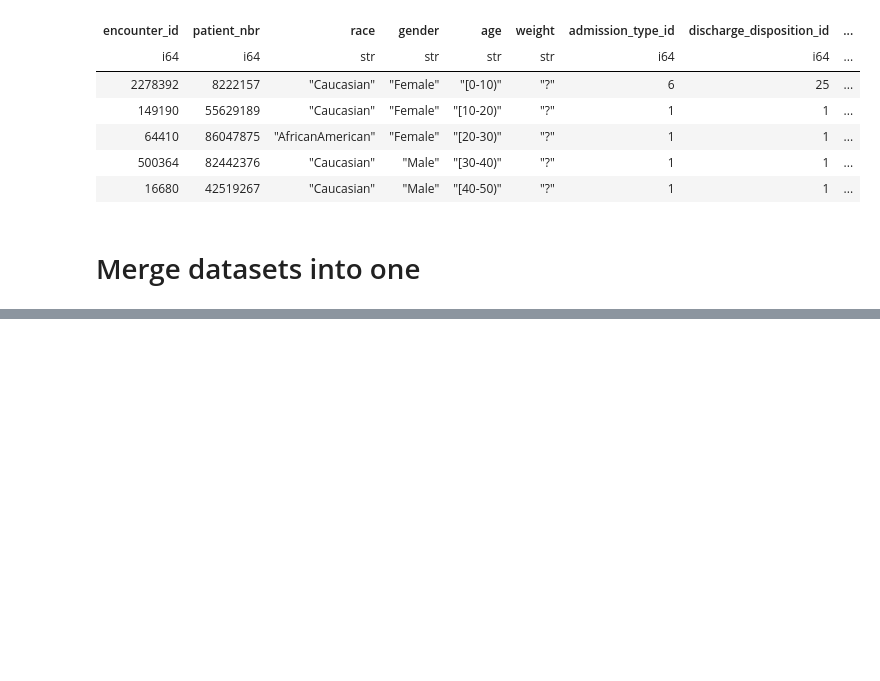
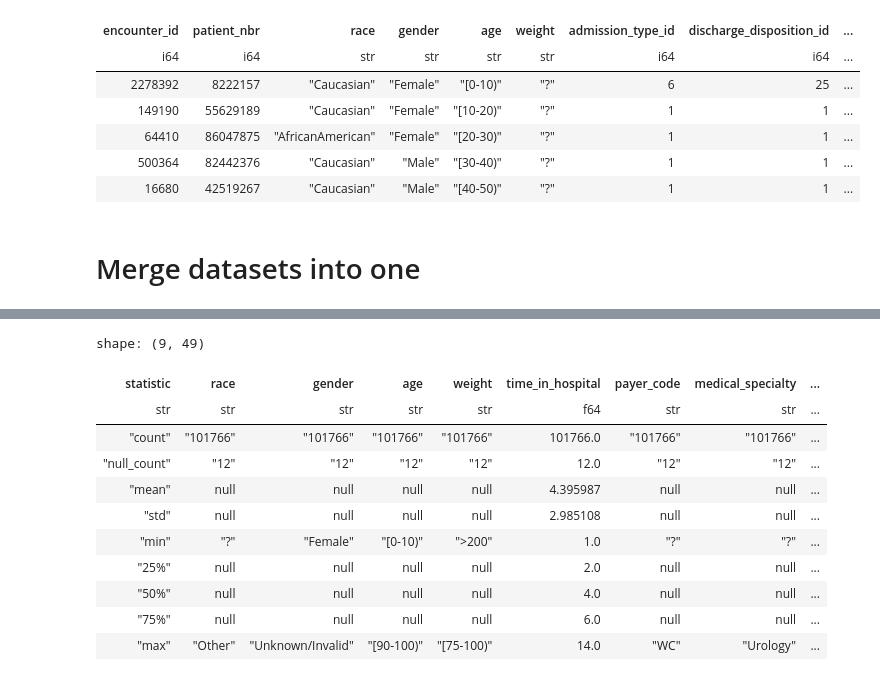
Before and after one commit to raginggoosedev/dataquest-2026, a Jupyter notebook: 01_preprocessing/02_cleaning.ipynb, the cells around one changed output, grey strips where cells are left out. Drawn from its saved outputs; the diff is of its cells as text; code cells hidden in the pictures; blank space fills up the shorter version.

```diff
--- a/01_preprocessing/02_cleaning.ipynb
+++ b/01_preprocessing/02_cleaning.ipynb
@@ -6,5 +5,5 @@ import numpy as np
 # %%
-df = pl.read_csv("../diabetic_data.csv")
+df = pl.read_csv("../data/diabetic_data.csv")
 # %%
 df.head()
 # %% [output]
@@ -19,9 +18,9 @@ shape: (5, 50)
 # %% [markdown]
 # Merge datasets into one
 # %%
-admission_type = pl.read_csv("../admission_type.csv")
-admission_source = pl.read_csv("../admission_source.csv")
-discharge_disposition = pl.read_csv("../discharge_disposition.csv")
+admission_type = pl.read_csv("../data/admission_type.csv")
+admission_source = pl.read_csv("../data/admission_source.csv")
+discharge_disposition = pl.read_csv("../data/discharge_disposition.csv")
 # %%
 df = df.join(admission_type, on="admission_type_id", how="full").rename({"description": "admission_type"}).drop("admission_type_id").drop("admission_type_id_right")
 # %%
@@ -64,5 +63,20 @@ shape: (101_778, 48)
 | null | null | null | null | null | null | null | null | ... |
 | null | null | null | null | null | null | null | null | ... |
 | null | null | null | null | null | null | null | null | ... |
+# %%
+df.describe()
+# %% [output]
+shape: (9, 49)
+| statistic | race | gender | age | weight | time_in_hospital | payer_code | medical_specialty | ... |
+| str | str | str | str | str | f64 | str | str | ... |
+| "count" | "101766" | "101766" | "101766" | "101766" | 101766.0 | "101766" | "101766" | ... |
+| "null_count" | "12" | "12" | "12" | "12" | 12.0 | "12" | "12" | ... |
+| "mean" | null | null | null | null | 4.395987 | null | null | ... |
+| "std" | null | null | null | null | 2.985108 | null | null | ... |
+| "min" | "?" | "Female" | "[0-10)" | ">200" | 1.0 | "?" | "?" | ... |
+| "25%" | null | null | null | null | 2.0 | null | null | ... |
+| "50%" | null | null | null | null | 4.0 | null | null | ... |
+| "75%" | null | null | null | null | 6.0 | null | null | ... |
+| "max" | "Other" | "Unknown/Invalid" | "[90-100)" | "[75-100)" | 14.0 | "WC" | "Urology" | ... |
 # %%
 # Delete null rows
```
Also changed, not shown: parts of 6 cells of this notebook, 8 other files.
